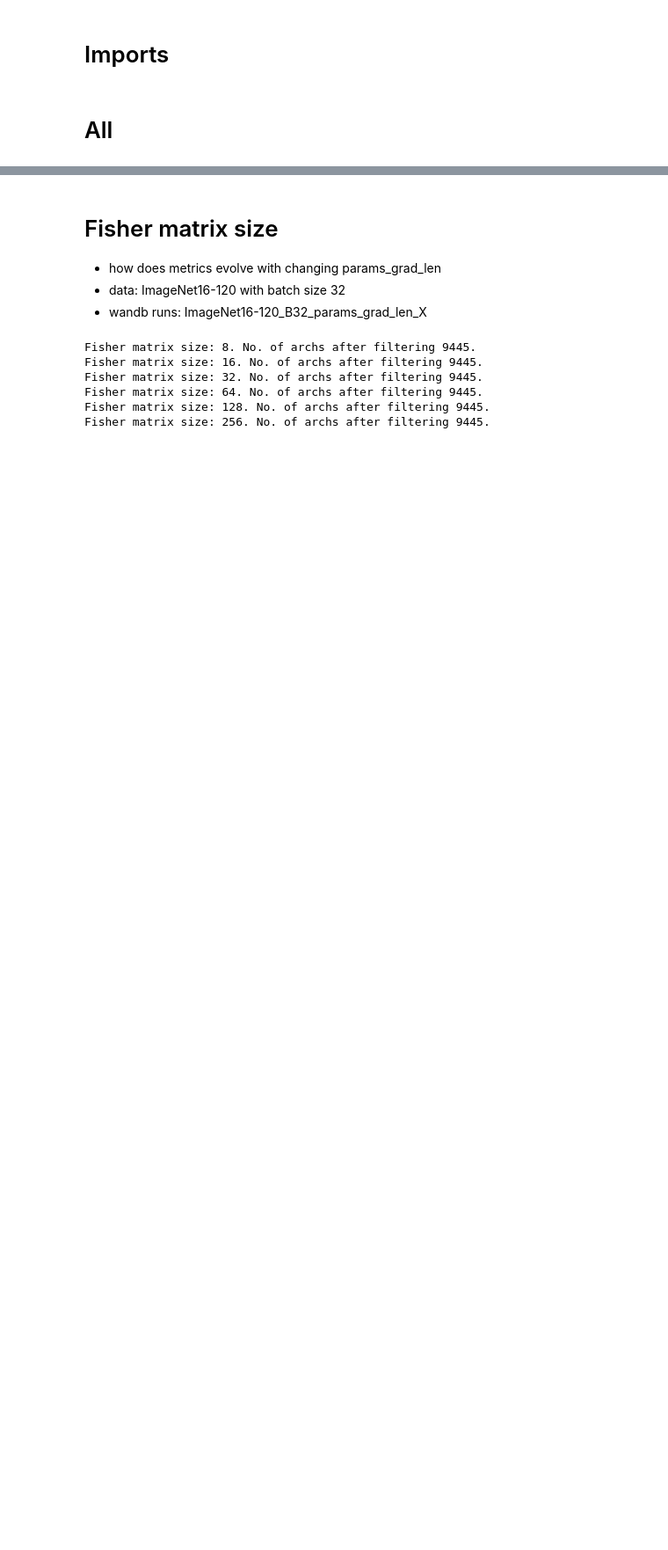
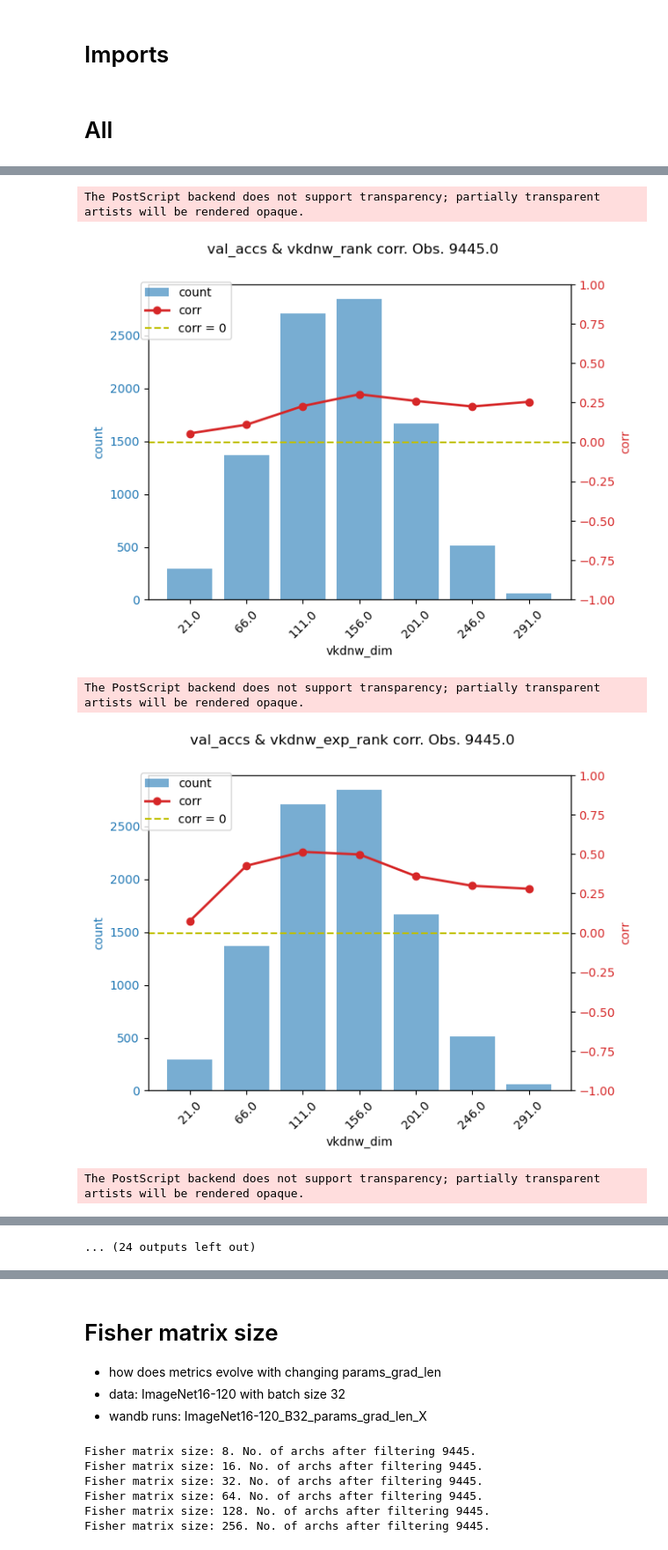
Before and after one commit to ondratybl/VKDNW, a Jupyter notebook: NB201/tss_analyze.ipynb, the cells around one changed output, grey strips where cells are left out. Shown at 88% size. Saved outputs shown, nothing was run; the diff lists cells and outputs as text; code cells hidden in the pictures; blank space fills up the shorter version.

```diff
--- a/NB201/tss_analyze.ipynb
+++ b/NB201/tss_analyze.ipynb
@@ -127,0 +153,29 @@ Total number of records: 9445
+# %%
+log = None
+for seed in results['seed'].unique():
+
+    results_temp = results.loc[results['seed'] == seed, :].copy()
+    for zero_cost_rank in [p for p in results_temp.columns if '_rank' in p]:
+        results_temp[[zero_cost_rank]] = results_temp[[zero_cost_rank]].apply(lambda x: x.replace(-np.inf, x[x != -np.inf].min()))
+        results_temp[[zero_cost_rank]] = results_temp[[zero_cost_rank]].apply(lambda x: x.replace(np.inf, x[x != np.inf].max()))
+        log_temp = pd.DataFrame(get_metrics(results_temp, pred_name=zero_cost_rank, show_plot=False))
+
+        if log is None:
+            log = log_temp.copy()
+        else:
+            log = pd.concat([log, log_temp.copy()], ignore_index=True)
+
+        if seed == min(results['seed'].unique()):
+            plot_stats(get_stats(results_temp, 'vkdnw_dim', target, zero_cost_rank), 'vkdnw_dim', target, zero_cost_rank, f'{dataset}_{zero_cost_rank.replace("_rank", "")}')
+
+log = log.groupby('pred_name', as_index=False).agg(['mean', 'std']).reset_index()
+log['dataset'] = dataset
+log['no_seeds'] = len(results['seed'].unique())
+log['archs_filtered'] = str(compute_graf)
+log
+# %% [output]
+The PostScript backend does not support transparency; partially transparent artists will be rendered opaque.
+[figure, added]
+The PostScript backend does not support transparency; partially transparent artists will be rendered opaque.
+[figure, added]
+The PostScript backend does not support transparency; partially transparent artists will be rendered opaque.
@@ -127,0 +189 @@ Total number of records: 9445
+... (24 outputs left out)
```
Also changed, not shown: parts of 7 cells of this notebook, 3 other files.
